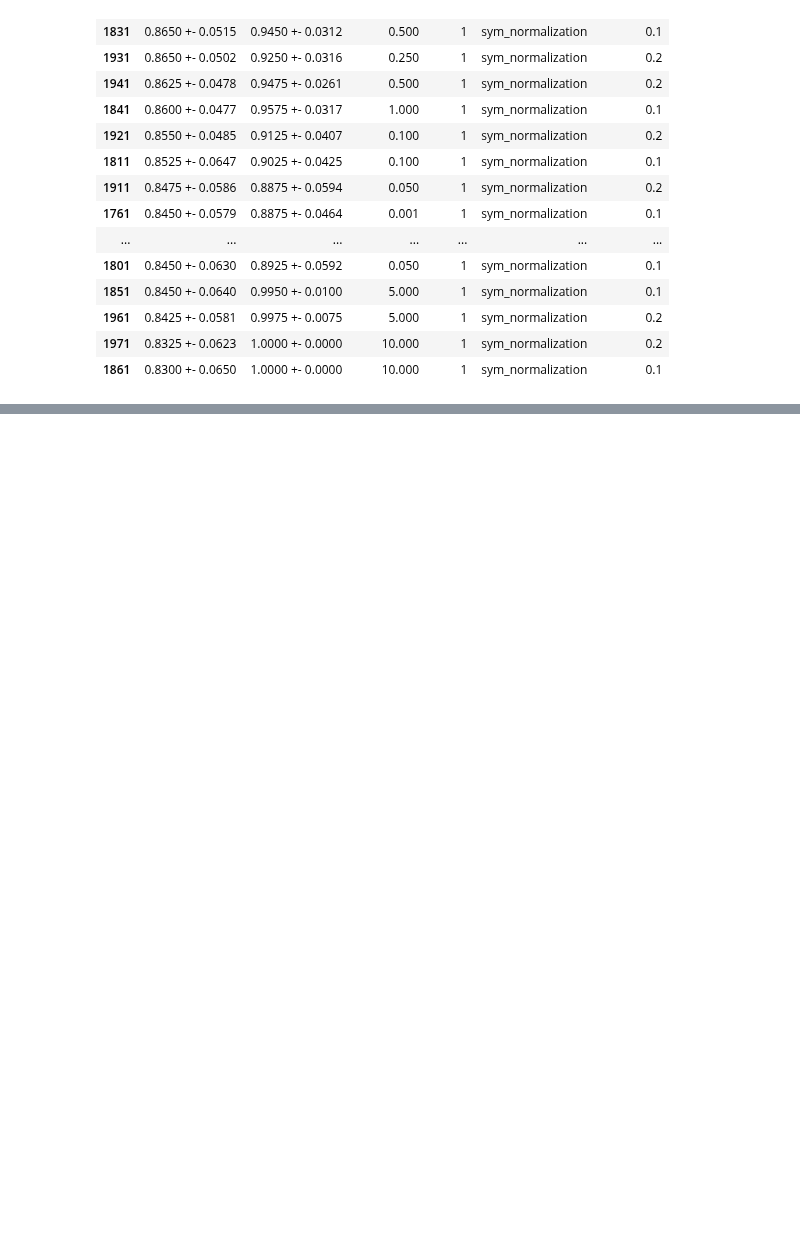
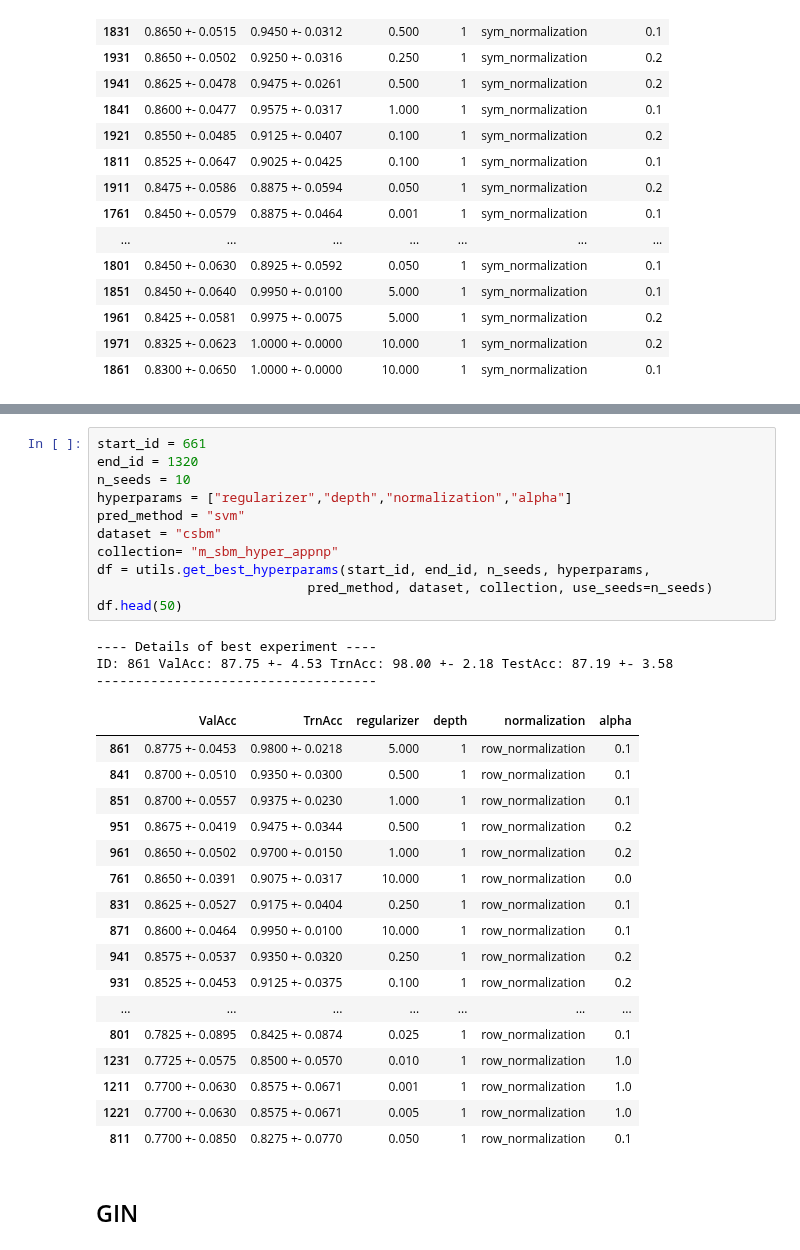
Before and after one commit to saper0/qpcert, a Jupyter notebook: notebooks/hyperparams/sbm.ipynb, the cells around one changed output, grey strips where cells are left out. Drawn from its saved outputs; the diff is of its cells as text; blank space fills up the shorter version.

```diff
--- a/notebooks/hyperparams/sbm.ipynb
+++ b/notebooks/hyperparams/sbm.ipynb
@@ -558,0 +1002,34 @@ ID: 1951 ValAcc: 86.75 +- 4.88 TrnAcc: 96.75 +- 2.51 TestAcc: 86.63 +- 4.09
+# %%
+start_id = 661
+end_id = 1320
+n_seeds = 10
+hyperparams = ["regularizer","depth","normalization","alpha"]
+pred_method = "svm"
+dataset = "csbm"
+collection= "m_sbm_hyper_appnp"
+df = utils.get_best_hyperparams(start_id, end_id, n_seeds, hyperparams,
+                           pred_method, dataset, collection, use_seeds=n_seeds)
+df.head(50)
+# %% [output]
+---- Details of best experiment ----
+ID: 861 ValAcc: 87.75 +- 4.53 TrnAcc: 98.00 +- 2.18 TestAcc: 87.19 +- 3.58
+------------------------------------
+|  | ValAcc | TrnAcc | regularizer | depth | normalization | alpha |
+| 861 | 0.8775 +- 0.0453 | 0.9800 +- 0.0218 | 5.000 | 1 | row_normalization | 0.1 |
+| 841 | 0.8700 +- 0.0510 | 0.9350 +- 0.0300 | 0.500 | 1 | row_normalization | 0.1 |
+| 851 | 0.8700 +- 0.0557 | 0.9375 +- 0.0230 | 1.000 | 1 | row_normalization | 0.1 |
+| 951 | 0.8675 +- 0.0419 | 0.9475 +- 0.0344 | 0.500 | 1 | row_normalization | 0.2 |
+| 961 | 0.8650 +- 0.0502 | 0.9700 +- 0.0150 | 1.000 | 1 | row_normalization | 0.2 |
+| 761 | 0.8650 +- 0.0391 | 0.9075 +- 0.0317 | 10.000 | 1 | row_normalization | 0.0 |
+| 831 | 0.8625 +- 0.0527 | 0.9175 +- 0.0404 | 0.250 | 1 | row_normalization | 0.1 |
+| 871 | 0.8600 +- 0.0464 | 0.9950 +- 0.0100 | 10.000 | 1 | row_normalization | 0.1 |
+| 941 | 0.8575 +- 0.0537 | 0.9350 +- 0.0320 | 0.250 | 1 | row_normalization | 0.2 |
+| 931 | 0.8525 +- 0.0453 | 0.9125 +- 0.0375 | 0.100 | 1 | row_normalization | 0.2 |
+| ... | ... | ... | ... | ... | ... | ... |
+| 801 | 0.7825 +- 0.0895 | 0.8425 +- 0.0874 | 0.025 | 1 | row_normalization | 0.1 |
+| 1231 | 0.7725 +- 0.0575 | 0.8500 +- 0.0570 | 0.010 | 1 | row_normalization | 1.0 |
+| 1211 | 0.7700 +- 0.0630 | 0.8575 +- 0.0671 | 0.001 | 1 | row_normalization | 1.0 |
+| 1221 | 0.7700 +- 0.0630 | 0.8575 +- 0.0671 | 0.005 | 1 | row_normalization | 1.0 |
+| 811 | 0.7700 +- 0.0850 | 0.8275 +- 0.0770 | 0.050 | 1 | row_normalization | 0.1 |
+# %% [markdown]
+## GIN
```
Also changed, not shown: parts of 28 cells of this notebook, 4 other files.
